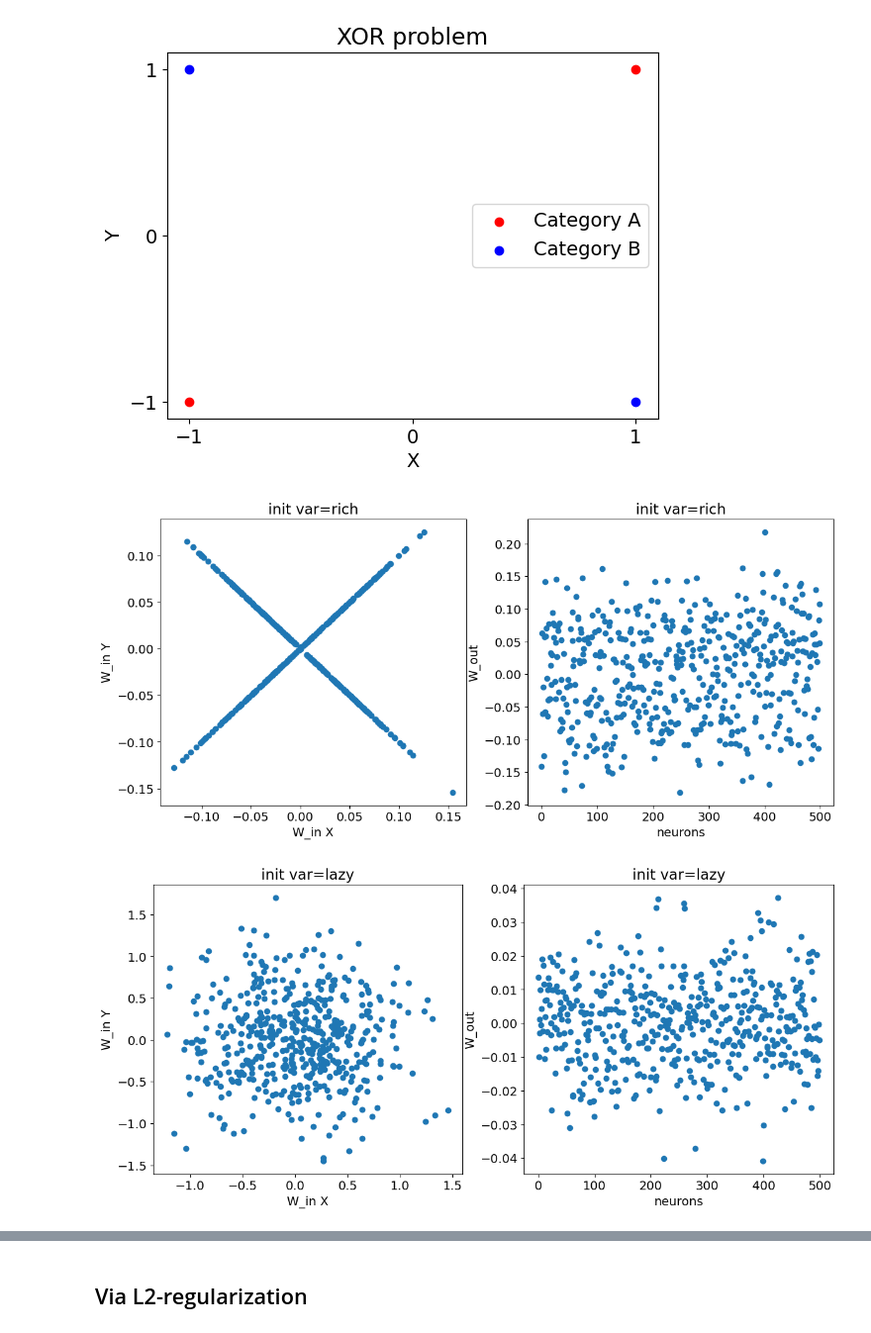
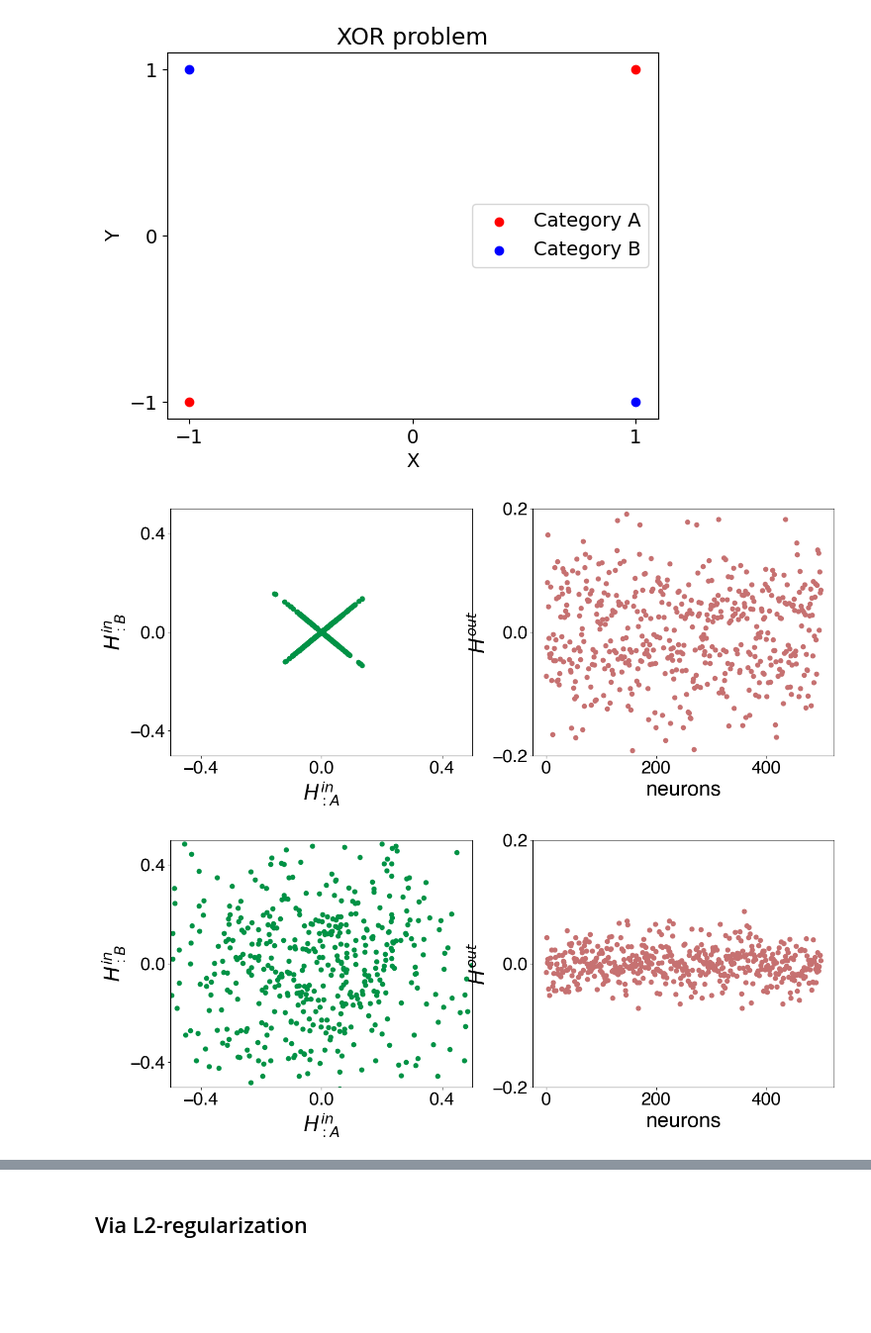
Before and after one commit to vandermeerlab/replay_task_rep, a Jupyter notebook: simulations/Fig3_bev_replay_bias.ipynb, the cells around one changed output, grey strips where cells are left out. Shown at 99% size. Drawn from its saved outputs; the diff is of its cells as text; code cells hidden in the pictures; blank space fills up the shorter version.

```diff
--- a/simulations/Fig3_bev_replay_bias.ipynb
+++ b/simulations/Fig3_bev_replay_bias.ipynb
@@ -7,8 +7,7 @@ import torch
 
 import matplotlib.pyplot as plt
 import matplotlib
-matplotlib.rcParams.update({'font.size': 14})
-# 'text.usetex': True, 'font.family': 'Helvetica'
+matplotlib.rcParams.update({'font.size': 24, 'font.family': 'Helvetica', 'text.usetex': False})
 %matplotlib inline
 
 from utils.models import MLP
@@ -47,7 +46,8 @@ dim_output = 1  # Output dimension = Category A or B (0, 1)
 
 lr = 2e-3  # Learning rate
 # Initialization scale
-w1_inits = [0.001,0.01,0.1,0.5]
+w1_inits = [0.0025, 0.25]
+# w1_inits = [0.001,0.01,0.1,0.5]
 w2_init = 1/dim_hidden
 
 models = []
@@ -66,37 +66,36 @@ for w_i, w1_init in enumerate(w1_inits):
 # %%
 rich_lazy_models = [models[0], models[-1]]
 model_titles = ['rich', 'lazy']
 
 for w_i, weight in enumerate(model_titles):
     model = rich_lazy_models[w_i]
 
     fig, axes = plt.subplots(1, 2)
-    fig.set_size_inches(14, 6)
+    fig.set_size_inches(16, 6)
 
     for p_i, (name, param) in enumerate(model.named_parameters()):
         axis = axes[p_i]
 
         if name == 'in_hid.weight':
             in_hid = param.detach().numpy()
-            axis.scatter(in_hid[:, 0], in_hid[:, 1])
+            axis.scatter(in_hid[:, 0], in_hid[:, 1], color=(0/255, 146/255, 69/255))
 
-            axis.set_xlabel('W_in X')
-            axis.set_ylabel('W_in Y')
-            # axis.set_xlim(-0.05, 0.05)
-            # axis.set_ylim(-0.05, 0.05)
-
-            axis.set_title(f'init var={weight}')
+            axis.set_xlabel(r"$H^{in}_{:A}$", fontsize=28)
+            axis.set_ylabel(r"$H^{in}_{:B}$", fontsize=28)
+            axis.set_xlim(-0.5, 0.5)
+            axis.set_ylim(-0.5, 0.5)
+            axis.set_xticks([-0.4, 0, 0.4])
+            axis.set_yticks([-0.4, 0, 0.4])
 
         elif name == 'hid_out.weight':
             hid_out = param.detach().numpy()
-            axis.scatter(np.arange(hid_out.shape[1]), hid_out[0])
+            axis.scatter(np.arange(hid_out.shape[1]), hid_out[0], color=(198/255, 113/255, 113/255))
 
-            axis.set_xlabel('neurons')
-            axis.set_ylabel('W_out')
-            # axis.set_ylim(-0.05, 0.05)
-
-            axis.set_title(f'init var={weight}')
+            axis.set_xlabel('neurons', fontsize=28)
+            axis.set_ylabel(r"$H^{out}$", fontsize=28)
+            axis.set_ylim(-0.2, 0.2)
+            axis.set_yticks([-0.2, 0, 0.2])
 # %% [output]
-[figure, old version]
+[figure, new version]
-[figure, old version]
+[figure, new version]
 # %% [markdown]
```
Also changed, not shown: parts of 11 cells of this notebook, 3 other files.
